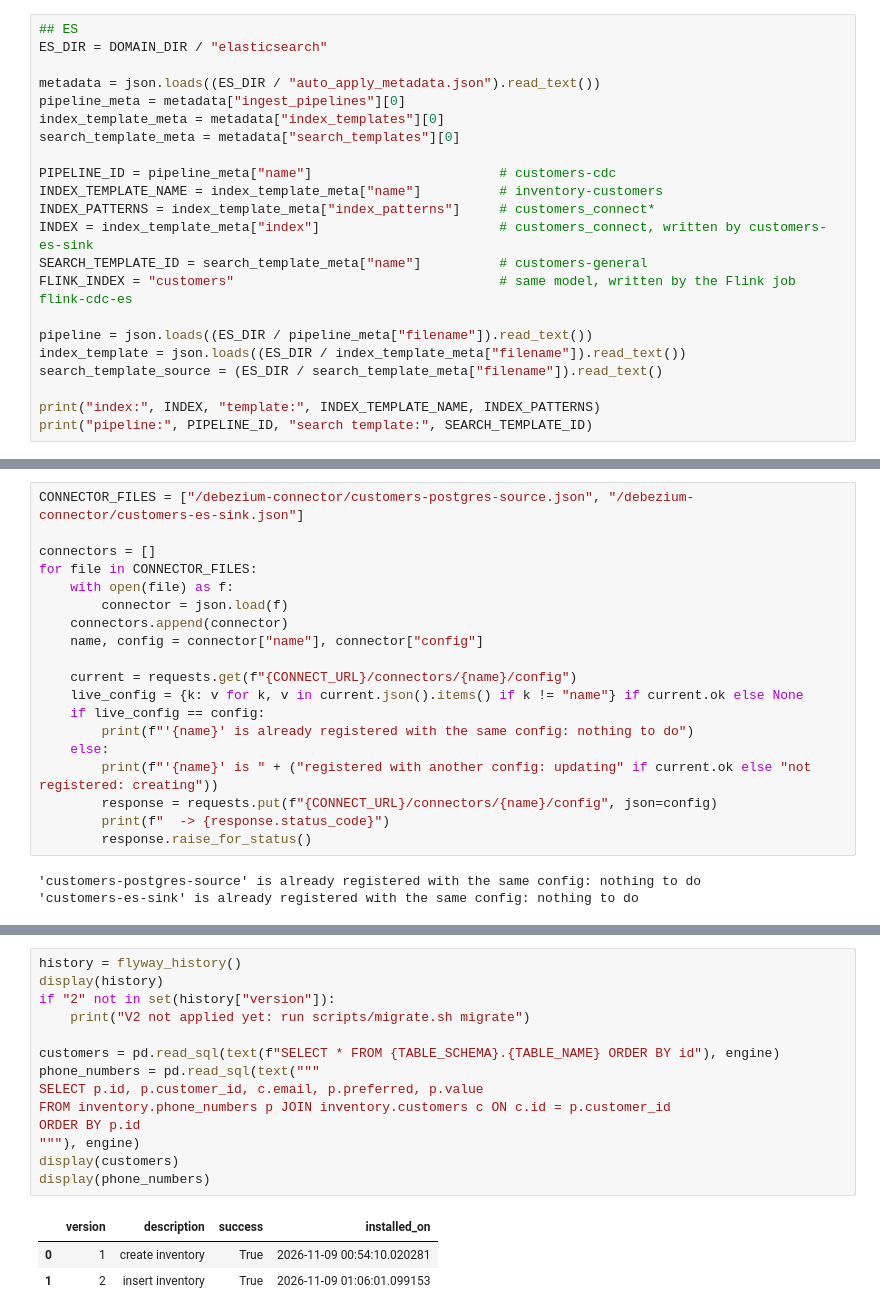
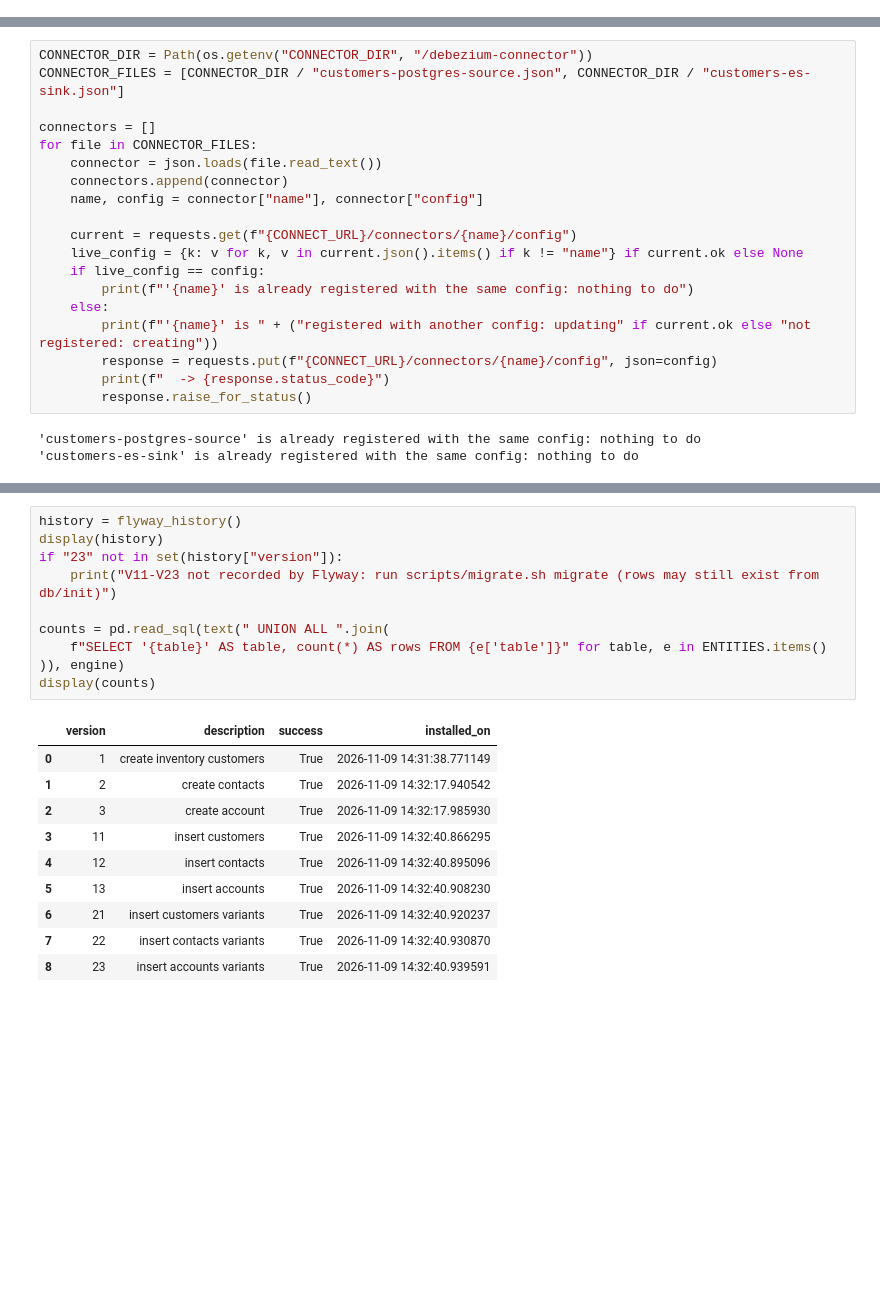
Before and after one commit to frtu/vm, a Jupyter notebook: docker/data-pipeline/notebooks/CDC to ES.ipynb, the cells around one changed output, grey strips where cells are left out. Cells and saved outputs as stored; diff of their text form; blank space fills up the shorter version.

```diff
--- a/docker/data-pipeline/notebooks/CDC to ES.ipynb
+++ b/docker/data-pipeline/notebooks/CDC to ES.ipynb
@@ -200,22 +235,0 @@ container (see `docker-compose.yml`):
-# %%
-## ES
-ES_DIR = DOMAIN_DIR / "elasticsearch"
-
-metadata = json.loads((ES_DIR / "auto_apply_metadata.json").read_text())
-pipeline_meta = metadata["ingest_pipelines"][0]
-index_template_meta = metadata["index_templates"][0]
-search_template_meta = metadata["search_templates"][0]
-
-PIPELINE_ID = pipeline_meta["name"]                        # customers-cdc
-INDEX_TEMPLATE_NAME = index_template_meta["name"]          # inventory-customers
-INDEX_PATTERNS = index_template_meta["index_patterns"]     # customers_connect*
-INDEX = index_template_meta["index"]                       # customers_connect, written by customers-es-sink
-SEARCH_TEMPLATE_ID = search_template_meta["name"]          # customers-general
-FLINK_INDEX = "customers"                                  # same model, written by the Flink job flink-cdc-es
-
-pipeline = json.loads((ES_DIR / pipeline_meta["filename"]).read_text())
-index_template = json.loads((ES_DIR / index_template_meta["filename"]).read_text())
-search_template_source = (ES_DIR / search_template_meta["filename"]).read_text()
-
-print("index:", INDEX, "template:", INDEX_TEMPLATE_NAME, INDEX_PATTERNS)
-print("pipeline:", PIPELINE_ID, "search template:", SEARCH_TEMPLATE_ID)
@@ -376,10 +418,10 @@ matches the file, nothing is sent, so a running connector isn't restarted.
 # %%
-CONNECTOR_FILES = ["/debezium-connector/customers-postgres-source.json", "/debezium-connector/customers-es-sink.json"]
+CONNECTOR_DIR = Path(os.getenv("CONNECTOR_DIR", "/debezium-connector"))
+CONNECTOR_FILES = [CONNECTOR_DIR / "customers-postgres-source.json", CONNECTOR_DIR / "customers-es-sink.json"]
 
 connectors = []
 for file in CONNECTOR_FILES:
-    with open(file) as f:
-        connector = json.load(f)
+    connector = json.loads(file.read_text())
     connectors.append(connector)
     name, config = connector["name"], connector["config"]
 
@@ -456,18 +566,21 @@ a `c` event in Kafka and a document in ES. Customers already there came with the
 # %%
 history = flyway_history()
 display(history)
-if "2" not in set(history["version"]):
-    print("V2 not applied yet: run scripts/migrate.sh migrate")
+if "23" not in set(history["version"]):
+    print("V11-V23 not recorded by Flyway: run scripts/migrate.sh migrate (rows may still exist from db/init)")
 
-customers = pd.read_sql(text(f"SELECT * FROM {TABLE_SCHEMA}.{TABLE_NAME} ORDER BY id"), engine)
-phone_numbers = pd.read_sql(text("""
-SELECT p.id, p.customer_id, c.email, p.preferred, p.value
-FROM inventory.phone_numbers p JOIN inventory.customers c ON c.id = p.customer_id
-ORDER BY p.id
-"""), engine)
-display(customers)
-display(phone_numbers)
+counts = pd.read_sql(text(" UNION ALL ".join(
+    f"SELECT '{table}' AS table, count(*) AS rows FROM {e['table']}" for table, e in ENTITIES.items()
+)), engine)
+display(counts)
 # %% [output]
 |  | version | description | success | installed_on |
-| 0 | 1 | create inventory | True | 2026-11-09 00:54:10.020281 |
-| 1 | 2 | insert inventory | True | 2026-11-09 01:06:01.099153 |
+| 0 | 1 | create inventory customers | True | 2026-11-09 14:31:38.771149 |
+| 1 | 2 | create contacts | True | 2026-11-09 14:32:17.940542 |
+| 2 | 3 | create account | True | 2026-11-09 14:32:17.985930 |
+| 3 | 11 | insert customers | True | 2026-11-09 14:32:40.866295 |
+| 4 | 12 | insert contacts | True | 2026-11-09 14:32:40.895096 |
+| 5 | 13 | insert accounts | True | 2026-11-09 14:32:40.908230 |
+| 6 | 21 | insert customers variants | True | 2026-11-09 14:32:40.920237 |
+| 7 | 22 | insert contacts variants | True | 2026-11-09 14:32:40.930870 |
+| 8 | 23 | insert accounts variants | True | 2026-11-09 14:32:40.939591 |
```
Also changed, not shown: parts of 33 cells of this notebook, 1 other file.
